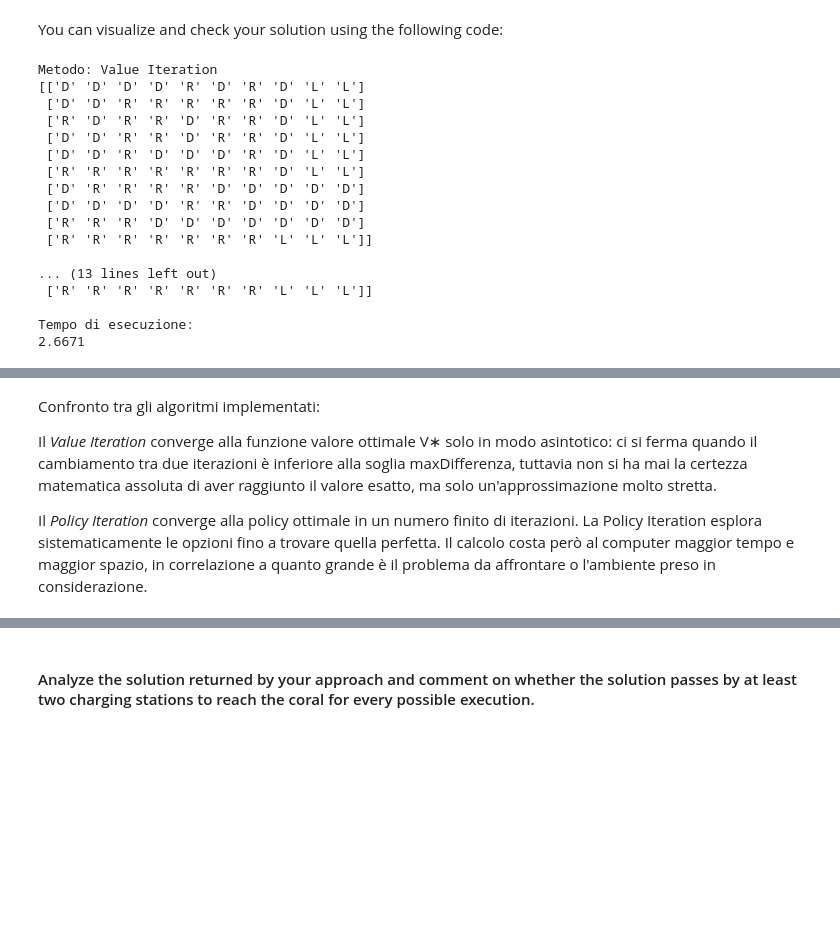
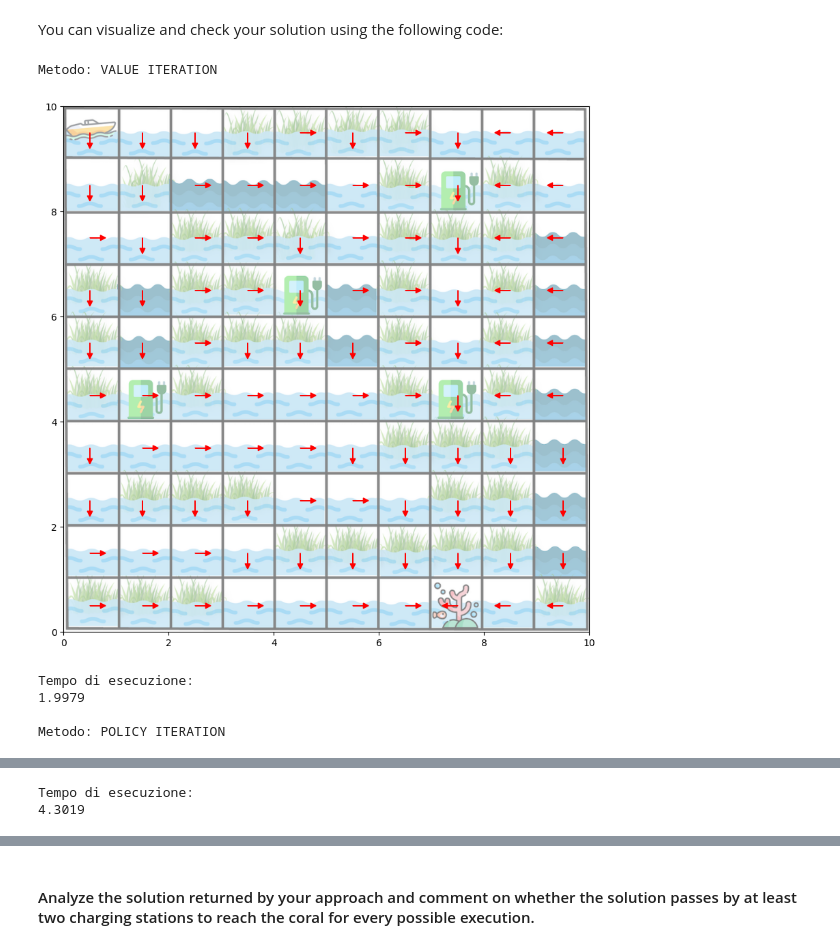
Before and after one commit to Drachooo/progettoAI, a Jupyter notebook: Ex-2/AI_exam_ex_2.ipynb, the cells around one changed output, grey strips where cells are left out. Cells and saved outputs as stored; diff of their text form; code cells hidden in the pictures; blank space fills up the shorter version.

Commit message:
Aggiunta griglia per ottimizzare la visualizzione

```diff
--- a/Ex-2/AI_exam_ex_2.ipynb
+++ b/Ex-2/AI_exam_ex_2.ipynb
@@ -233,38 +233,30 @@ def acquaticPolicyIteration(env, maxIterazione = 500, discount = 0.9, maxDiffere
 # %% [markdown]
 You can visualize and check your solution using the following code:
 # %%
-print("Metodo: Value Iteration")
+print("Metodo: VALUE ITERATION")
 
 t = timer()
 solution, _ = acquaticValueIteration(env)
 visual_solution = np.vectorize(env.actions.get)(solution.reshape(env.rows, env.cols))
 
-print(visual_solution)
+#print(visual_solution)
+plot_policy(policy=visual_solution, name_env="ex2_render")
 print("\nTempo di esecuzione: \n{}".format(round(timer() - t, 4)))
 
-print("\nMetodo: Policy Iteration")
+#---
+print("\nMetodo: POLICY ITERATION")
 
 t1 = timer()
 solution, _ = acquaticPolicyIteration(env)
 visual_solution = np.vectorize(env.actions.get)(solution.reshape(env.rows, env.cols))
 
-print(visual_solution)
+#print(visual_solution)
+plot_policy(policy=visual_solution, name_env="ex2_render")
 print("\nTempo di esecuzione: \n{}".format(round(timer() - t1, 4)))
 # %% [output]
-Metodo: Value Iteration
-[['D' 'D' 'D' 'D' 'R' 'D' 'R' 'D' 'L' 'L']
- ['D' 'D' 'R' 'R' 'R' 'R' 'R' 'D' 'L' 'L']
- ['R' 'D' 'R' 'R' 'D' 'R' 'R' 'D' 'L' 'L']
- ['D' 'D' 'R' 'R' 'D' 'R' 'R' 'D' 'L' 'L']
- ['D' 'D' 'R' 'D' 'D' 'D' 'R' 'D' 'L' 'L']
- ['R' 'R' 'R' 'R' 'R' 'R' 'R' 'D' 'L' 'L']
- ['D' 'R' 'R' 'R' 'R' 'D' 'D' 'D' 'D' 'D']
- ['D' 'D' 'D' 'D' 'R' 'R' 'D' 'D' 'D' 'D']
- ['R' 'R' 'R' 'D' 'D' 'D' 'D' 'D' 'D' 'D']
- ['R' 'R' 'R' 'R' 'R' 'R' 'R' 'L' 'L' 'L']]
-
-... (13 lines left out)
- ['R' 'R' 'R' 'R' 'R' 'R' 'R' 'L' 'L' 'L']]
-
-Tempo di esecuzione:
-2.6671
+Metodo: VALUE ITERATION
+[figure, added]
+Tempo di esecuzione:
+1.9979
+
+Metodo: POLICY ITERATION
@@ -271,7 +264,2 @@ Tempo di esecuzione:
+Tempo di esecuzione:
+4.3019
-# %% [markdown]
-Confronto tra gli algoritmi implementati:
-
-Il *Value Iteration* converge alla funzione valore ottimale V∗ solo in modo asintotico: ci si ferma quando il cambiamento tra due iterazioni è inferiore alla soglia maxDifferenza, tuttavia non si ha mai la certezza matematica assoluta di aver raggiunto il valore esatto, ma solo un'approssimazione molto stretta.
-
-Il *Policy Iteration* converge alla policy ottimale in un numero finito di iterazioni. La Policy Iteration esplora sistematicamente le opzioni fino a trovare quella perfetta.
-Il calcolo costa però al computer maggior tempo e maggior spazio, in correlazione a quanto grande è il problema da affrontare o l'ambiente preso in considerazione.
```
Also changed, not shown: parts of 3 cells of this notebook.
